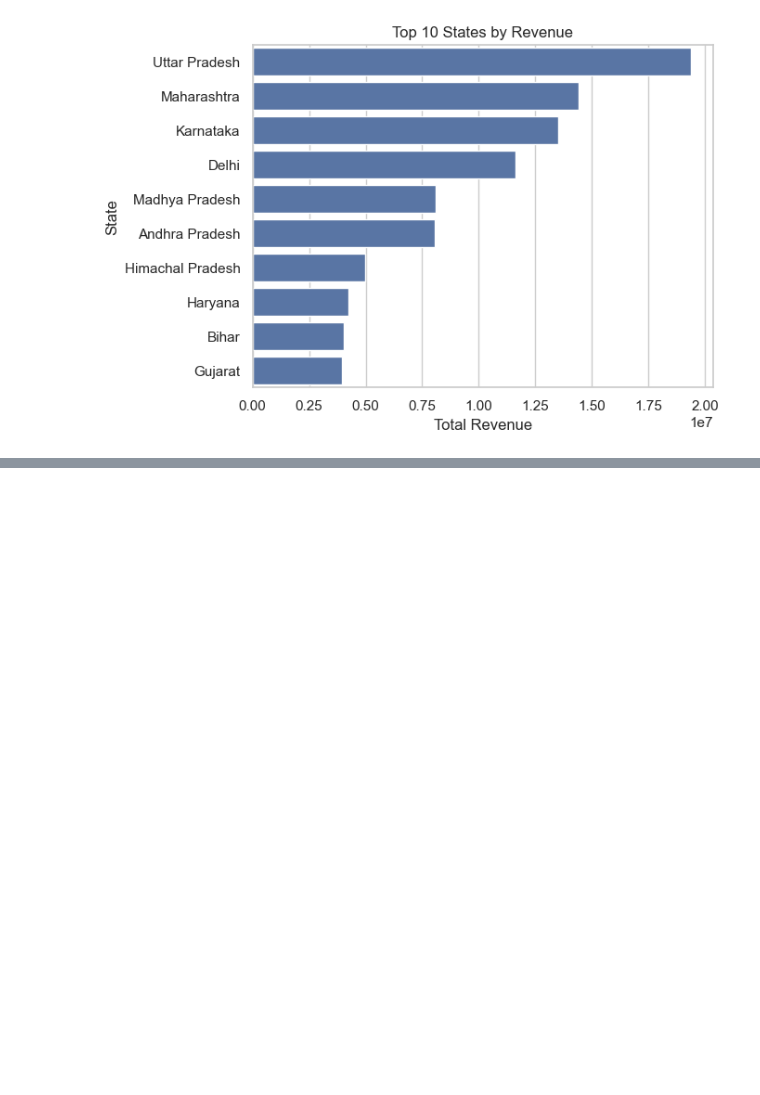
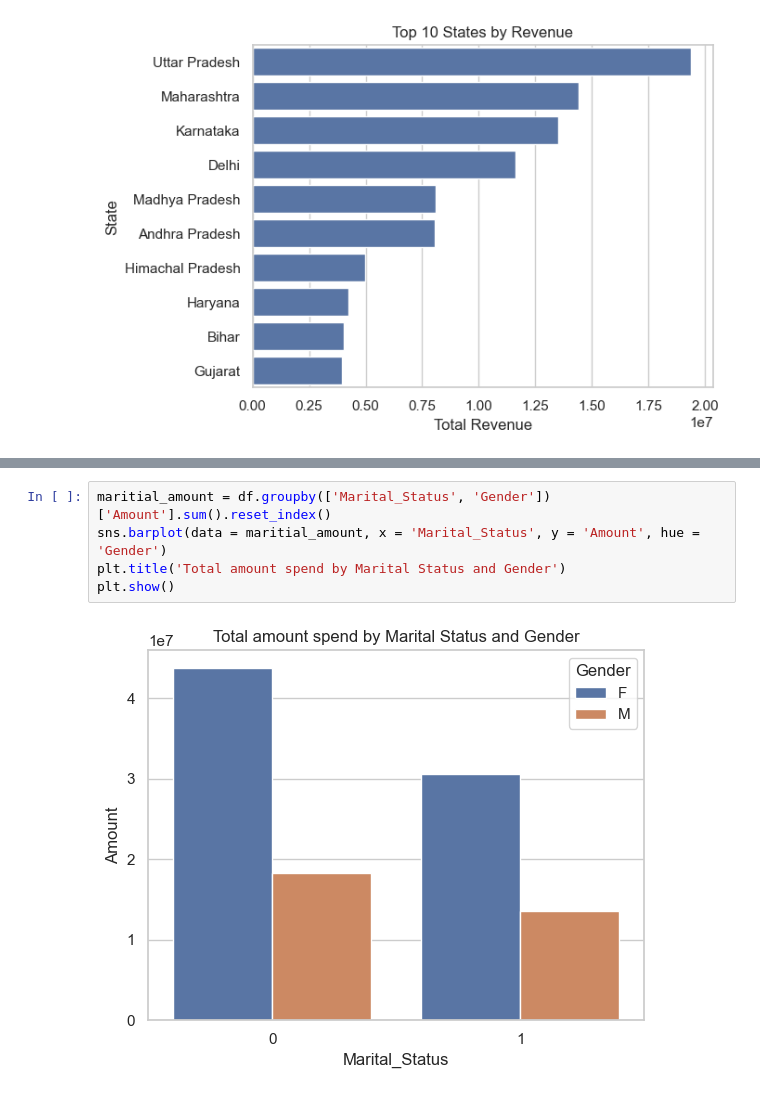
Before and after one commit to rohanpatil1794/New-Year-Sales-Analysis, a Jupyter notebook: New_year_sales_analysis.ipynb, the cells around one changed output, grey strips where cells are left out. Drawn from its saved outputs; the diff is of its cells as text; blank space fills up the shorter version.

```diff
--- a/New_year_sales_analysis.ipynb
+++ b/New_year_sales_analysis.ipynb
@@ -188,0 +199,7 @@ plt.show()
+# %%
+maritial_amount = df.groupby(['Marital_Status', 'Gender'])['Amount'].sum().reset_index()
+sns.barplot(data = maritial_amount, x = 'Marital_Status', y = 'Amount', hue = 'Gender')
+plt.title('Total amount spend by Marital Status and Gender')
+plt.show()
+# %% [output]
+[figure, added]
```
Also changed, not shown: parts of 17 cells of this notebook.
